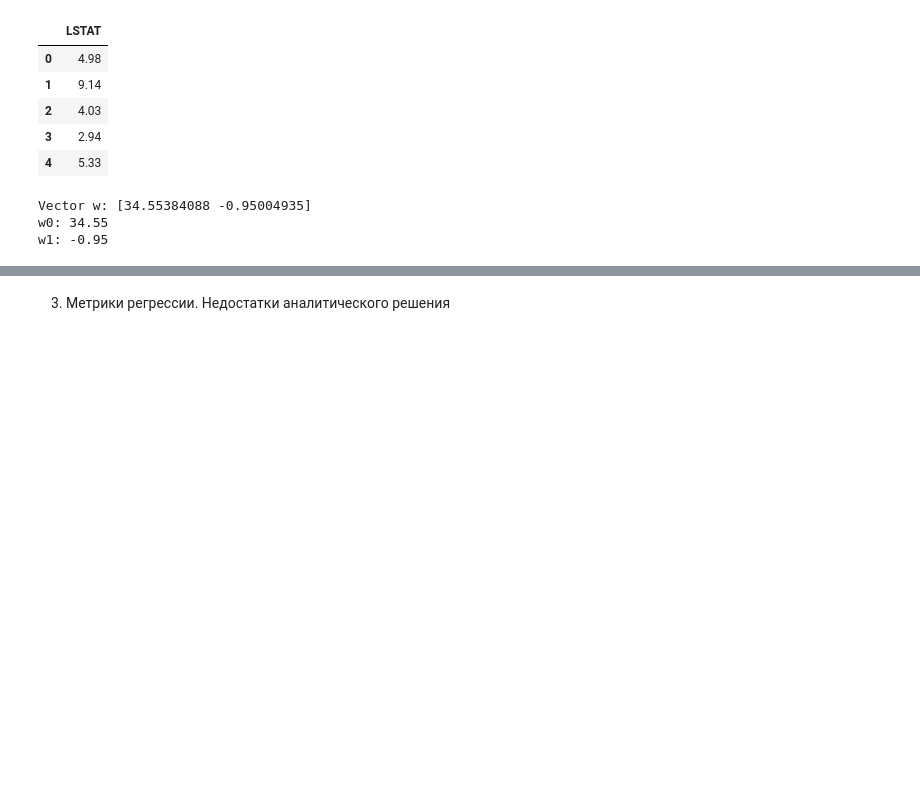
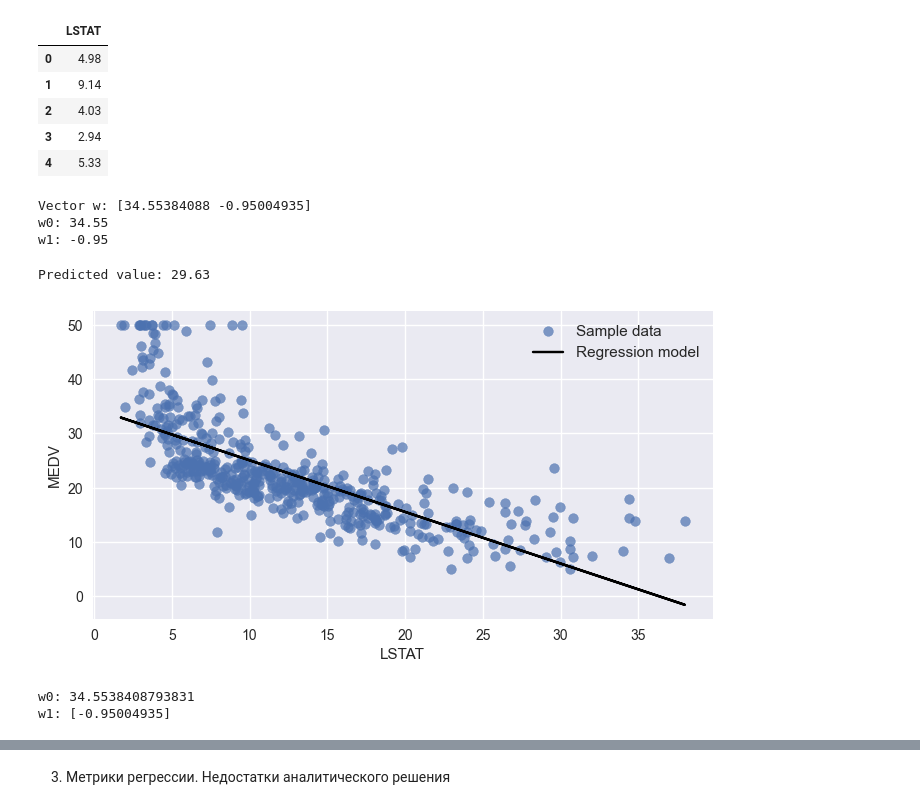
Before and after one commit to eartzhi/lessons, a Jupyter notebook: ml_02/ml_02.ipynb, the cells around one changed output, grey strips where cells are left out. Cells and saved outputs as stored; diff of their text form; code cells hidden in the pictures; blank space fills up the shorter version.

```diff
--- a/ml_02/ml_02.ipynb
+++ b/ml_02/ml_02.ipynb
@@ -91,3 +91,27 @@ print('w1: {:.2f}'.format(w[1]))
 Vector w: [34.55384088 -0.95004935]
 w0: 34.55
 w1: -0.95
+# %%
+#Задаём процент низкостатусного населения
+x_example = 5.18
+#Делаем предсказание
+y_predict = w[0] + w[1] * x_example
+print('Predicted value: {:.2f}'.format(float(y_predict)))
+# Predicted value: 29.63
+# %% [output]
+Predicted value: 29.63
+# %%
+def plot_regression_2d(X, y_true, y_predict, xlabel='LSTAT', ylabel='MEDV'):
+    fig, ax = plt.subplots(figsize=(8, 4)) #фигура + координатная плоскость
+    ax.scatter(X, y_true, alpha=0.7, label='Sample data') #диаграмма рассеяния
+    ax.plot(X, y_predict, color='black', label='Regression model') #линейный график
+    ax.set_xlabel(xlabel) #название оси абсцисс
+    ax.set_ylabel(ylabel) #название оси ординат
+    ax.legend(facecolor='white', fontsize=11) #легенда
+# %%
+#Делаем предсказание для всех объектов из таблицы
+y_predict = w[0] + w[1] * X
+#Строим визуализацию
+plot_regression_2d(X, y, y_predict)
+# %% [output]
+[figure, added]
@@ -93,0 +120,14 @@ w1: -0.95
+# %%
+#Создаём объект класса LinearRegression
+lr_lstat = linear_model.LinearRegression()
+#Обучаем модель — ищем параметры по МНК
+lr_lstat.fit(X, y)
+
+print('w0: {}'.format(lr_lstat.intercept_)) #свободный член w0
+print('w1: {}'.format(lr_lstat.coef_)) #остальные параметры модели w1, w2, ..., wm
+
+# w0: 34.55384087938311
+# w1: [-0.95004935]
+# %% [output]
+w0: 34.5538408793831
+w1: [-0.95004935]
```
Also changed, not shown: parts of 18 cells of this notebook, 1 other file.
